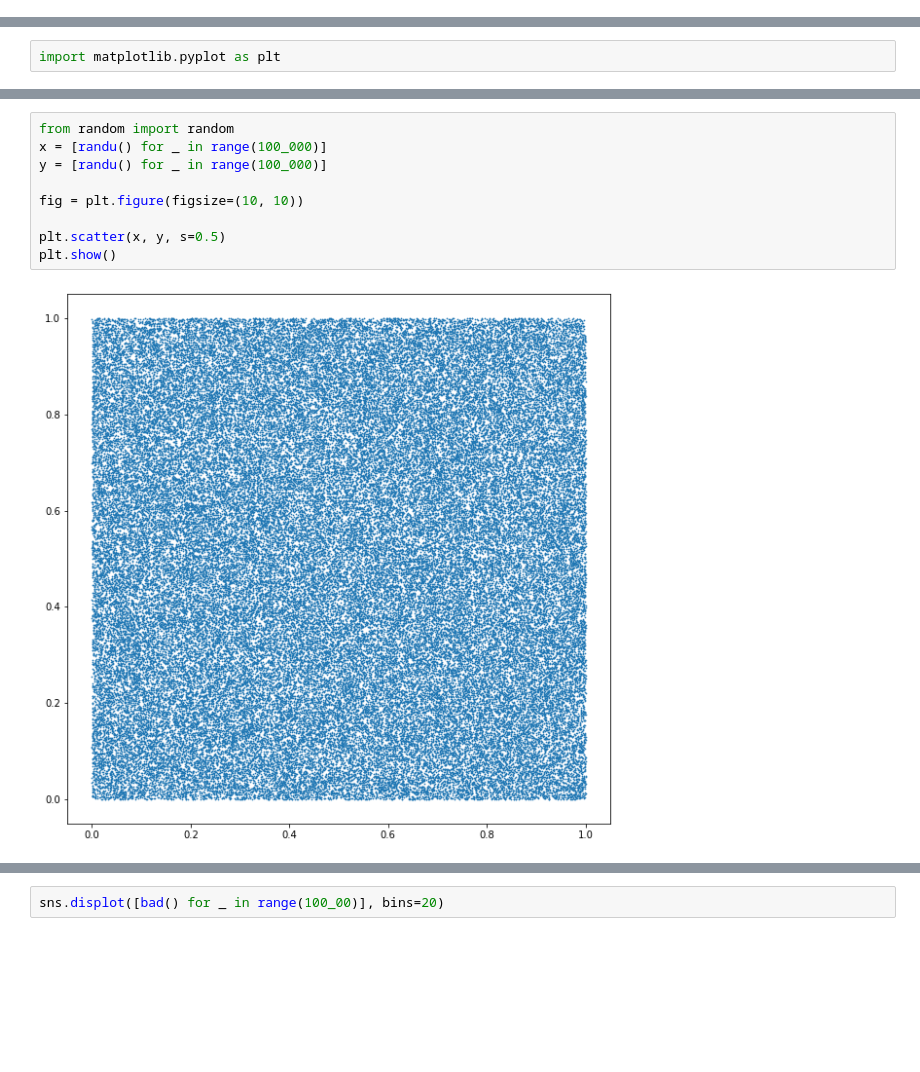
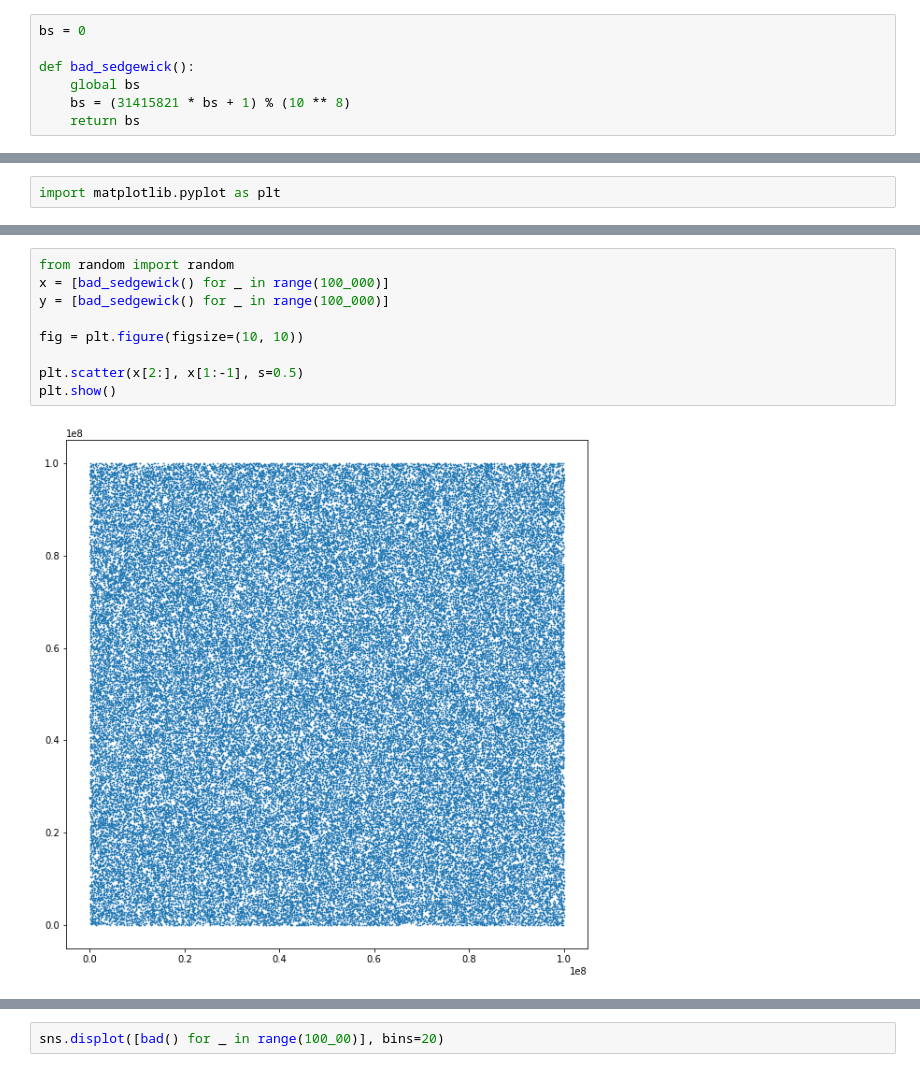
Before and after one commit to Yomguithereal/psia-python-advanced, a Jupyter notebook: experiments/PRNG.ipynb, the cells around one changed output, grey strips where cells are left out. Saved outputs shown, nothing was run; the diff lists cells and outputs as text; blank space fills up the shorter version.

```diff
--- a/experiments/PRNG.ipynb
+++ b/experiments/PRNG.ipynb
@@ -52,6 +63,13 @@ def randu_bin():
     global state
     state = 65539 * state % (2 ** 31)
     return int(bin(state)[2:10], 2)
+# %%
+bs = 0
+
+def bad_sedgewick():
+    global bs
+    bs = (31415821 * bs + 1) % (10 ** 8)
+    return bs
 # %%
 x1 = 34
 x2 = 45
@@ -90,11 +108,11 @@ plt.show()
 # %%
 from random import random
-x = [randu() for _ in range(100_000)]
-y = [randu() for _ in range(100_000)]
+x = [bad_sedgewick() for _ in range(100_000)]
+y = [bad_sedgewick() for _ in range(100_000)]
 
 fig = plt.figure(figsize=(10, 10))
 
-plt.scatter(x, y, s=0.5)
+plt.scatter(x[2:], x[1:-1], s=0.5)
 plt.show()
 # %% [output]
-[figure, old version]
+[figure, new version]
```
Also changed, not shown: parts of 13 cells of this notebook.
